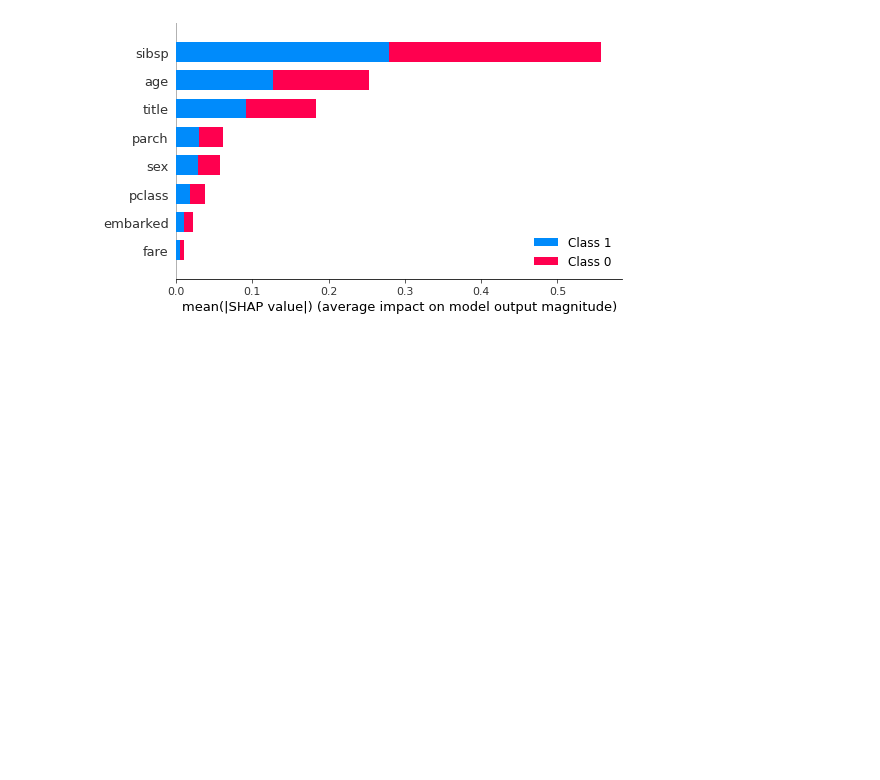
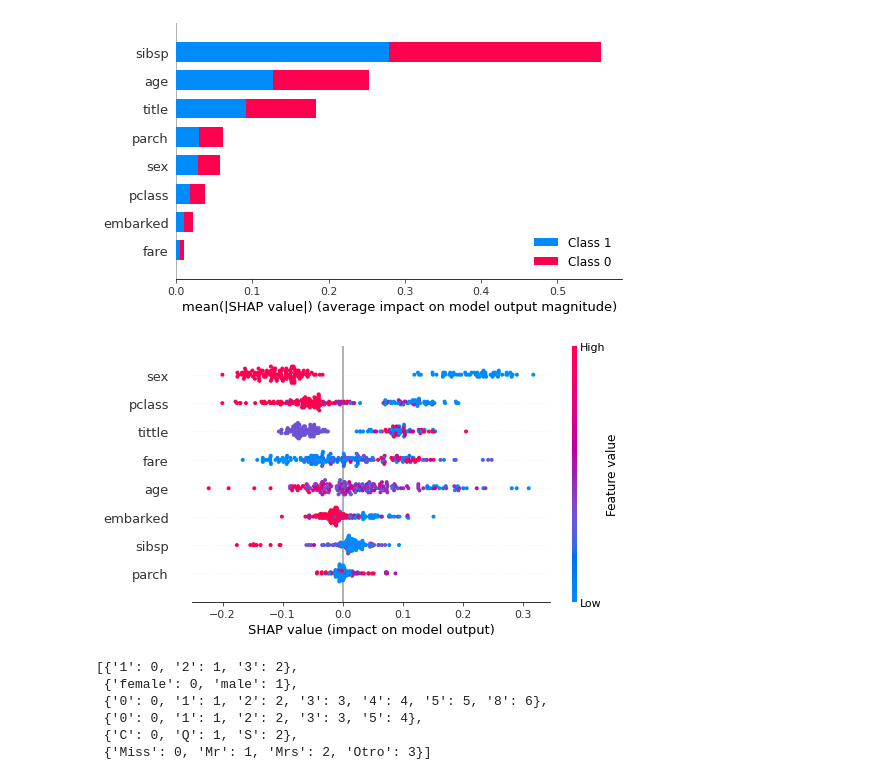
Before and after one commit to avillanm/titanic_project, a Jupyter notebook: nb/Untitled.ipynb, the cells around one changed output. Drawn from its saved outputs; the diff is of its cells as text; code cells hidden in the pictures; blank space fills up the shorter version.

```diff
--- a/nb/Untitled.ipynb
+++ b/nb/Untitled.ipynb
@@ -336,3 +387,19 @@ ColumnTransformer(transformers=[('num',
 shap.summary_plot(shap_values, X_test)
 # %% [output]
 [figure]
+# %%
+explainer = shap.TreeExplainer(rf_model)
+shap_values = explainer.shap_values(df_test, approximate=False, check_additivity=False)
+
+shap.summary_plot(shap_values[1], samples)
+# %% [output]
+[figure, added]
+# %%
+encoding_full
+# %% [output]
+[{'1': 0, '2': 1, '3': 2},
+ {'female': 0, 'male': 1},
+ {'0': 0, '1': 1, '2': 2, '3': 3, '4': 4, '5': 5, '8': 6},
+ {'0': 0, '1': 1, '2': 2, '3': 3, '5': 4},
+ {'C': 0, 'Q': 1, 'S': 2},
+ {'Miss': 0, 'Mr': 1, 'Mrs': 2, 'Otro': 3}]
```
Also changed, not shown: parts of 11 cells of this notebook.
